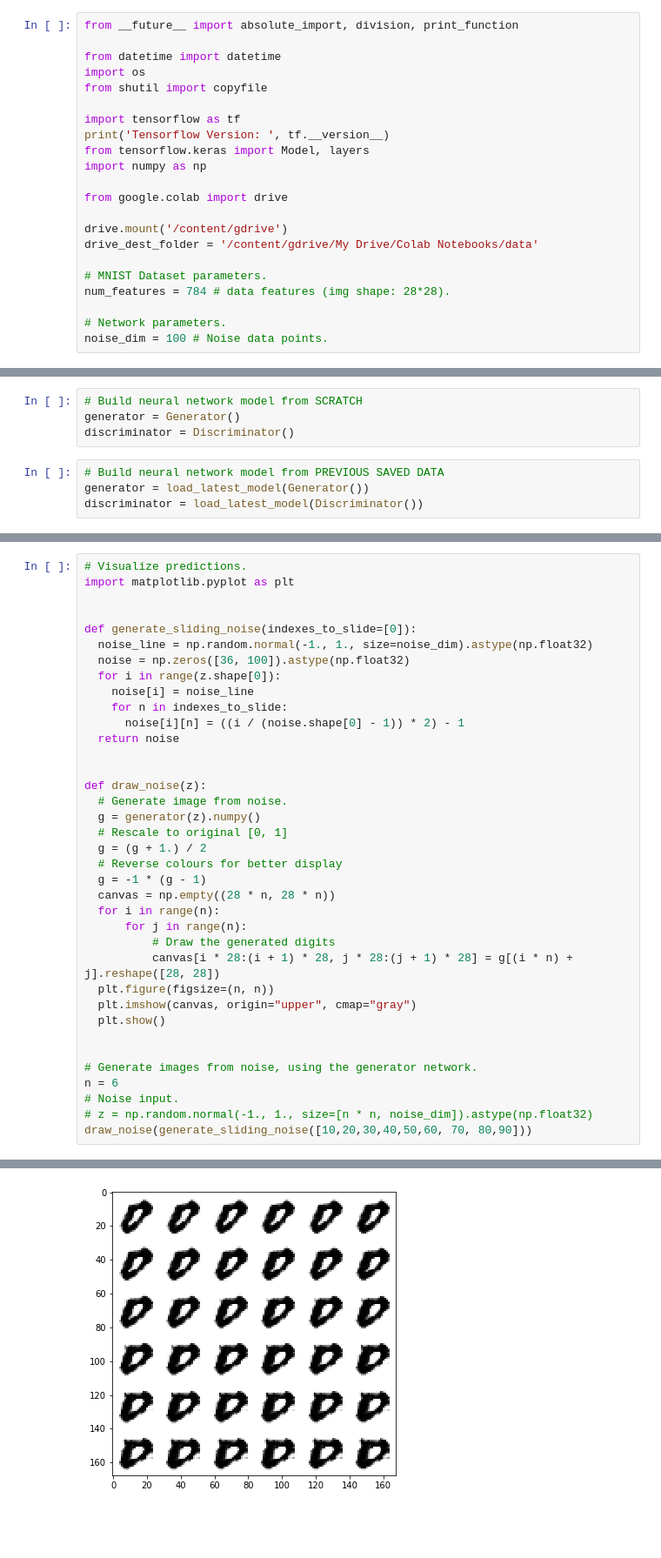
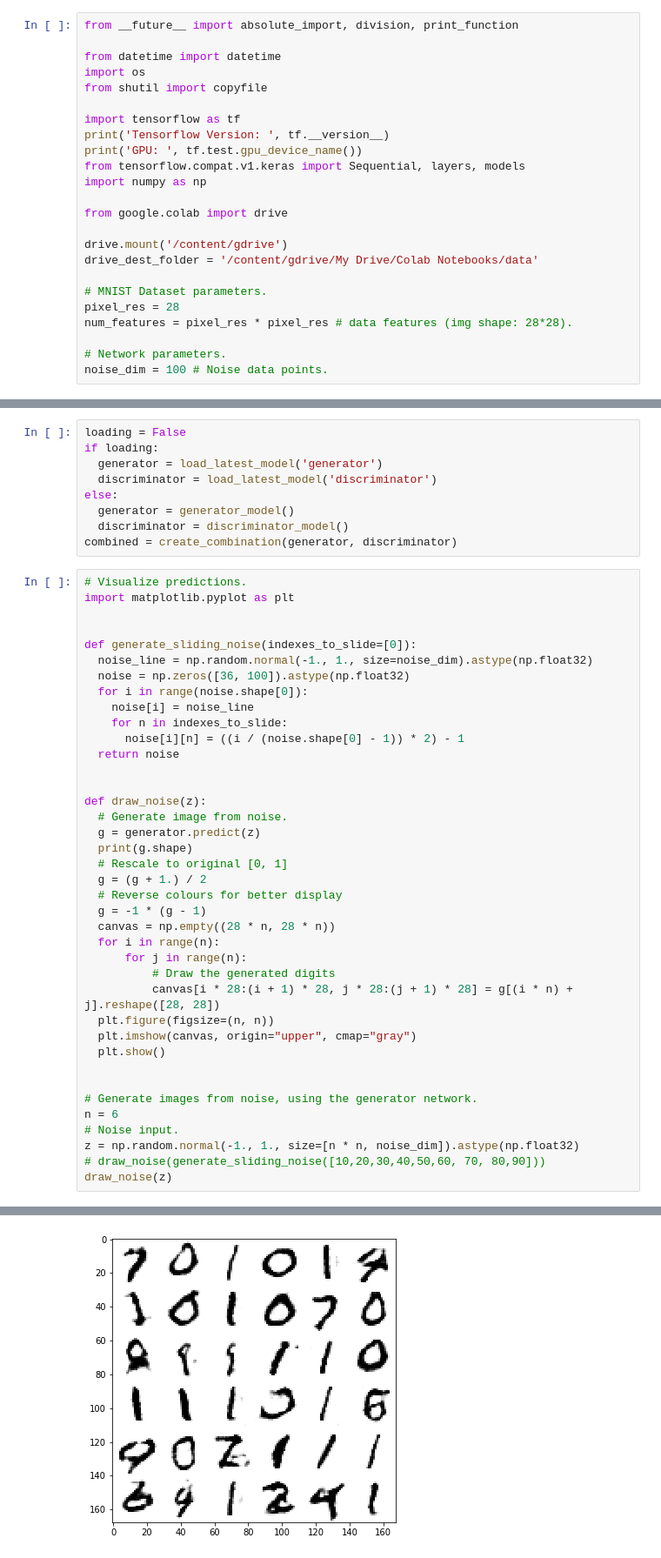
Before and after one commit to andySigler/ml-experiments, a Jupyter notebook: ml1/python/dcgan.ipynb, the cells around one changed output, grey strips where cells are left out. Shown at 87% size. Drawn from its saved outputs; the diff is of its cells as text; blank space fills up the shorter version.

Commit message:
model saves to h5; load in tfjs; display random predictions

```diff
--- a/ml1/python/dcgan.ipynb
+++ b/ml1/python/dcgan.ipynb
@@ -7,7 +10,8 @@ from shutil import copyfile
 
 import tensorflow as tf
 print('Tensorflow Version: ', tf.__version__)
-from tensorflow.keras import Model, layers
+print('GPU: ', tf.test.gpu_device_name())
+from tensorflow.compat.v1.keras import Sequential, layers, models
 import numpy as np
 
 from google.colab import drive
@@ -16,7 +20,8 @@ drive.mount('/content/gdrive')
 drive_dest_folder = '/content/gdrive/My Drive/Colab Notebooks/data'
 
 # MNIST Dataset parameters.
-num_features = 784 # data features (img shape: 28*28).
+pixel_res = 28
+num_features = pixel_res * pixel_res # data features (img shape: 28*28).
 
 # Network parameters.
 noise_dim = 100 # Noise data points.
@@ -108,8 +120,0 @@ def load_latest_model(model):
-# %%
-# Build neural network model from SCRATCH
-generator = Generator()
-discriminator = Discriminator()
-# %%
-# Build neural network model from PREVIOUS SAVED DATA
-generator = load_latest_model(Generator())
-discriminator = load_latest_model(Discriminator())
@@ -119,3 +121,12 @@ Loading -> /content/gdrive/My Drive/Colab Notebooks/data/Discriminator_2019_05_2
+# %%
+loading = False
+if loading:
+  generator = load_latest_model('generator')
+  discriminator = load_latest_model('discriminator')
+else:
+  generator = generator_model()
+  discriminator = discriminator_model()
+combined = create_combination(generator, discriminator)
 # %%
 # Visualize predictions.
 import matplotlib.pyplot as plt
@@ -124,7 +135,7 @@ import matplotlib.pyplot as plt
 def generate_sliding_noise(indexes_to_slide=[0]):
   noise_line = np.random.normal(-1., 1., size=noise_dim).astype(np.float32)
   noise = np.zeros([36, 100]).astype(np.float32)
-  for i in range(z.shape[0]):
+  for i in range(noise.shape[0]):
     noise[i] = noise_line
     for n in indexes_to_slide:
       noise[i][n] = ((i / (noise.shape[0] - 1)) * 2) - 1
@@ -133,7 +144,8 @@ def generate_sliding_noise(indexes_to_slide=[0]):
 
 def draw_noise(z):
   # Generate image from noise.
-  g = generator(z).numpy()
+  g = generator.predict(z)
+  print(g.shape)
   # Rescale to original [0, 1]
   g = (g + 1.) / 2
   # Reverse colours for better display
@@ -151,6 +163,7 @@ def draw_noise(z):
 # Generate images from noise, using the generator network.
 n = 6
 # Noise input.
-# z = np.random.normal(-1., 1., size=[n * n, noise_dim]).astype(np.float32)
-draw_noise(generate_sliding_noise([10,20,30,40,50,60, 70, 80,90]))
+z = np.random.normal(-1., 1., size=[n * n, noise_dim]).astype(np.float32)
+# draw_noise(generate_sliding_noise([10,20,30,40,50,60, 70, 80,90]))
+draw_noise(z)
 # %% [output]
@@ -157,3 +171,3 @@ draw_noise(generate_sliding_noise([10,20,30,40,50,60, 70, 80,90]))
-[figure, old version]
+[figure, new version]
 # %%
 # Training parameters.
```
Also changed, not shown: parts of 17 cells of this notebook, 16 other files.
